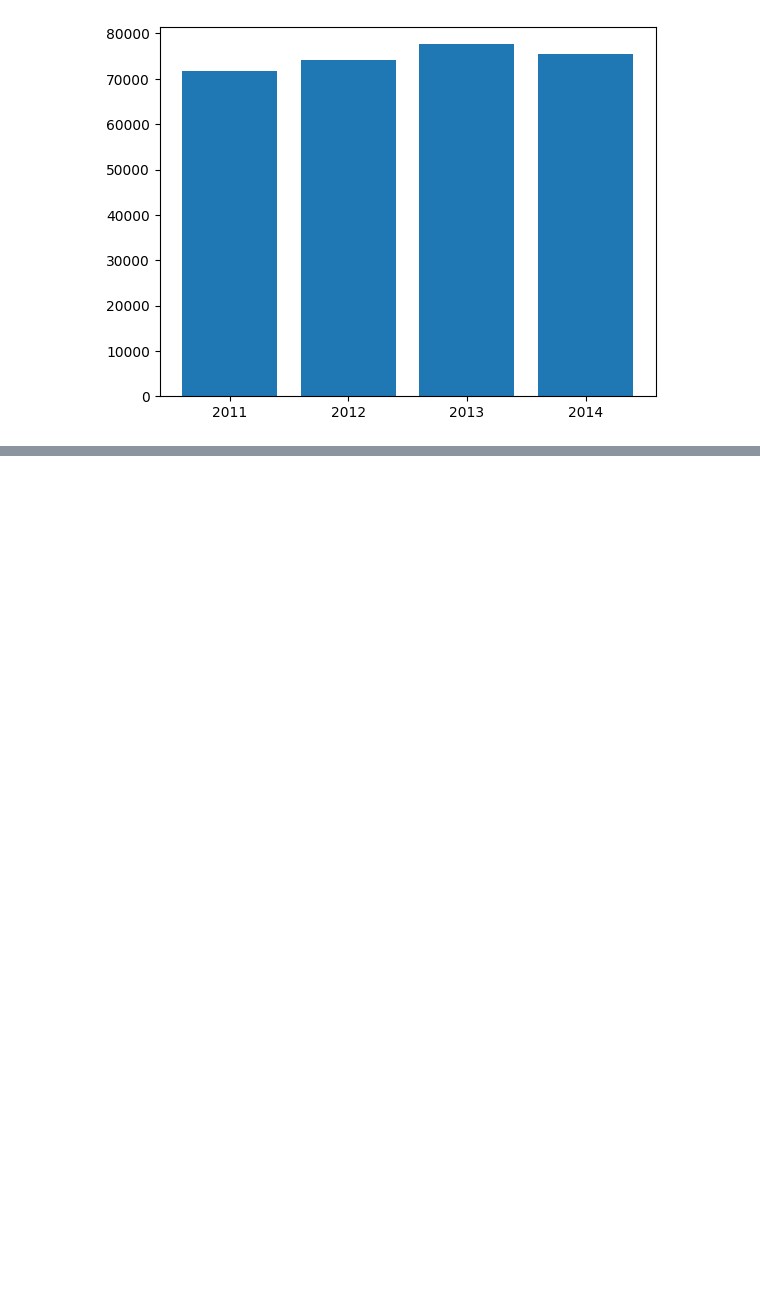
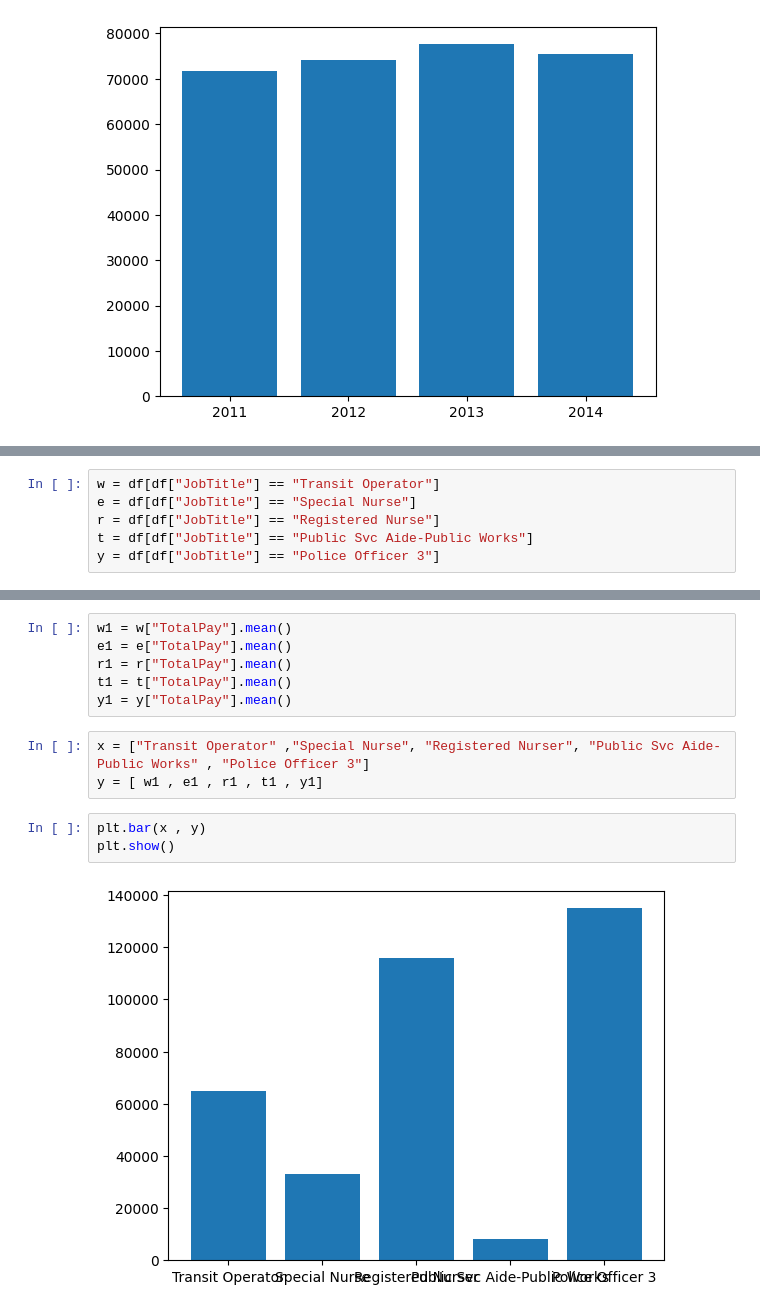
Before and after one commit to AraschNikvari/preprocessing, a Jupyter notebook: ara.ipynb, the cells around one changed output, grey strips where cells are left out. Saved outputs shown, nothing was run; the diff lists cells and outputs as text; blank space fills up the shorter version.

Commit message:
olt bar for totalpay

```diff
--- a/ara.ipynb
+++ b/ara.ipynb
@@ -181,0 +214,6 @@ plt.show()
+# %%
+w = df[df["JobTitle"] == "Transit Operator"]
+e = df[df["JobTitle"] == "Special Nurse"]
+r = df[df["JobTitle"] == "Registered Nurse"]
+t = df[df["JobTitle"] == "Public Svc Aide-Public Works"]
+y = df[df["JobTitle"] == "Police Officer 3"]
@@ -181,0 +236,14 @@ plt.show()
+# %%
+w1 = w["TotalPay"].mean()
+e1 = e["TotalPay"].mean()
+r1 = r["TotalPay"].mean()
+t1 = t["TotalPay"].mean()
+y1 = y["TotalPay"].mean()
+# %%
+x = ["Transit Operator" ,"Special Nurse", "Registered Nurser", "Public Svc Aide-Public Works" , "Police Officer 3"]
+y = [ w1 , e1 , r1 , t1 , y1]
+# %%
+plt.bar(x , y)
+plt.show()
+# %% [output]
+[figure, added]
```
Also changed, not shown: parts of 3 cells of this notebook.
